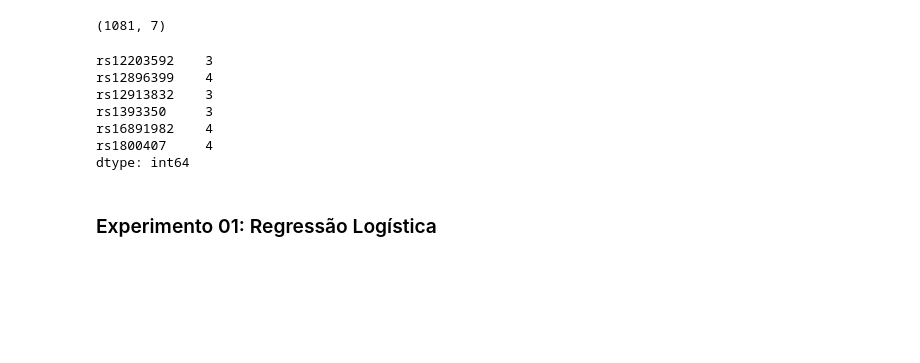
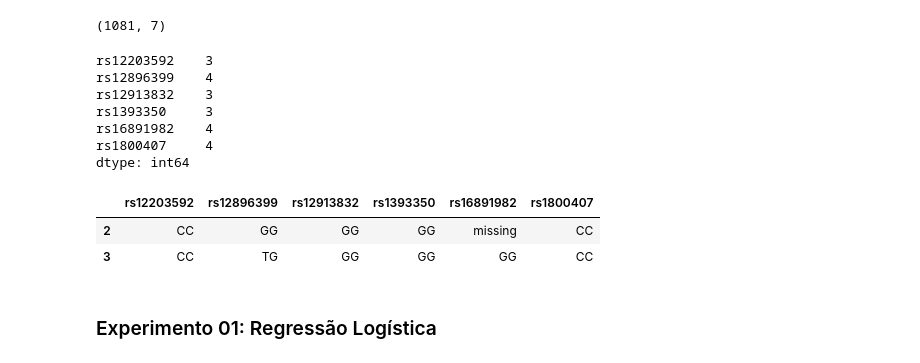
Before and after one commit to emanueles/Phenotype_Prediction, a Jupyter notebook: Phenotype_prediction_openSNP/eye_color_modeling02_irisplex_2021.ipynb, the cells around one changed output. Drawn from its saved outputs; the diff is of its cells as text; code cells hidden in the pictures; blank space fills up the shorter version.

```diff
--- a/Phenotype_prediction_openSNP/eye_color_modeling02_irisplex_2021.ipynb
+++ b/Phenotype_prediction_openSNP/eye_color_modeling02_irisplex_2021.ipynb
@@ -83,6 +83,12 @@ rs1393350     3
 rs16891982    4
 rs1800407     4
 dtype: int64
+# %%
+X.head(2)
+# %% [output]
+|  | rs12203592 | rs12896399 | rs12913832 | rs1393350 | rs16891982 | rs1800407 |
+| 2 | CC | GG | GG | GG | missing | CC |
+| 3 | CC | TG | GG | GG | GG | CC |
 # %%
 # encoding
 ohe = OneHotEncoder(sparse=False)
```
Also changed, not shown: parts of 7 cells of this notebook, 3 other files.
